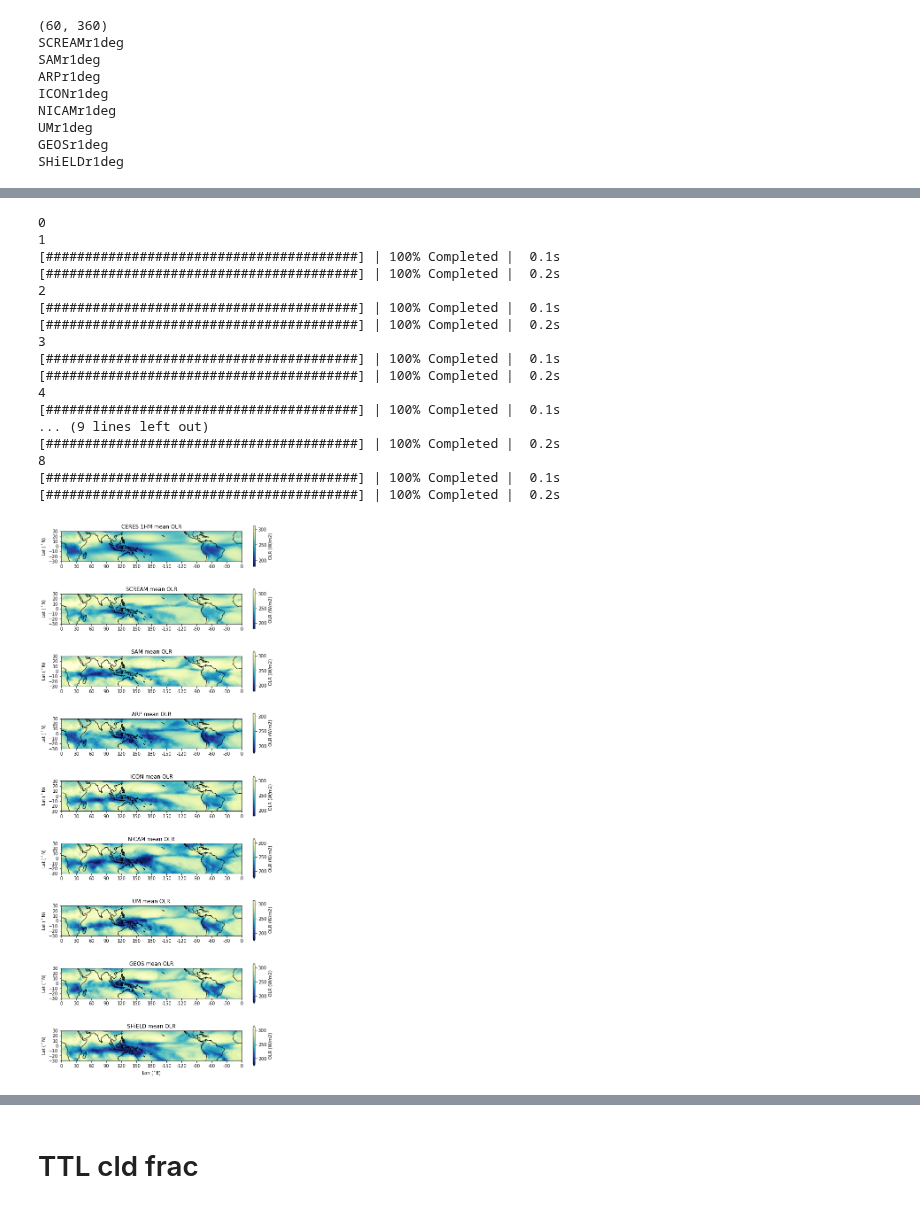
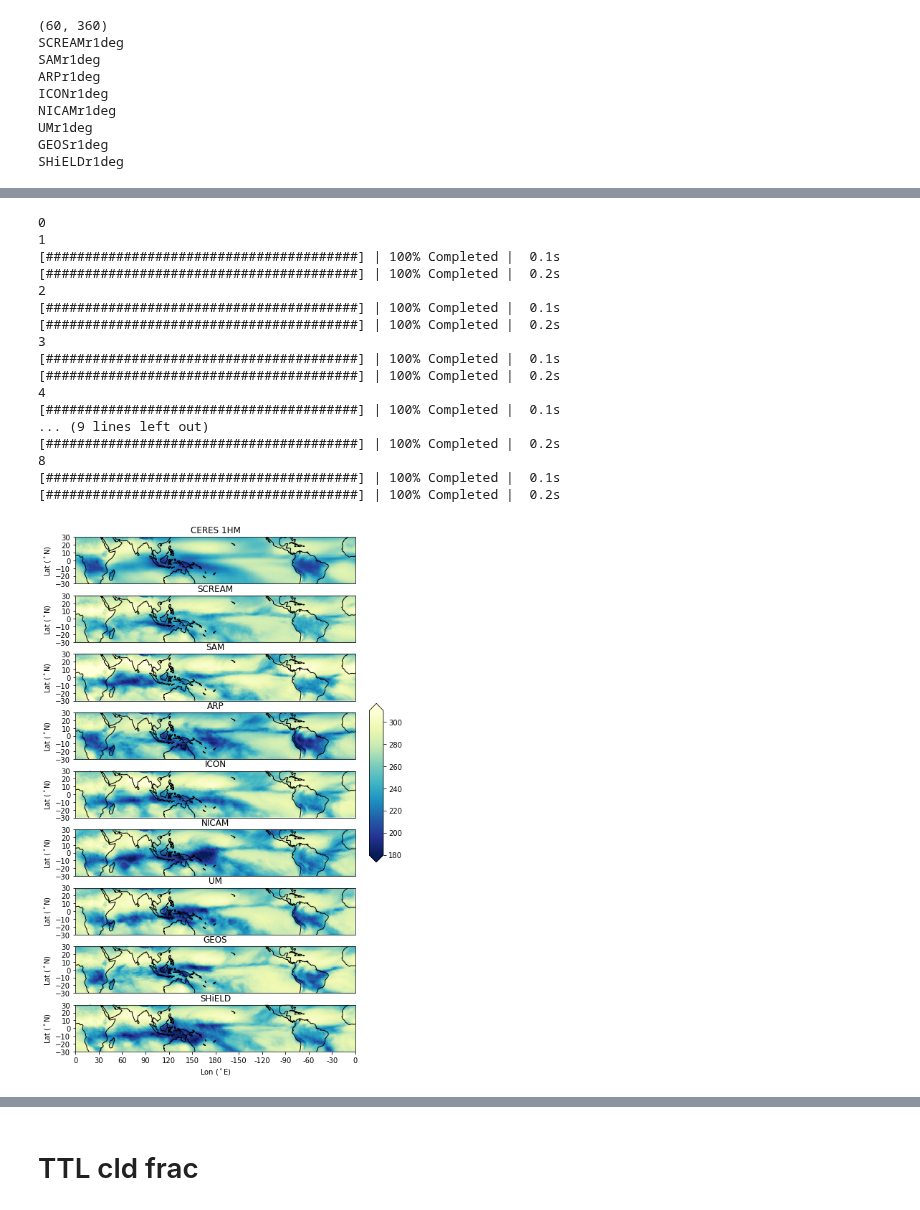
Before and after one commit to smturbev/dyamond2, a Jupyter notebook: python_scripts/global_tropics_mean.ipynb, the cells around one changed output, grey strips where cells are left out. Drawn from its saved outputs; the diff is of its cells as text; code cells hidden in the pictures.

Commit message:
updated plots - more streamlined

```diff
--- a/python_scripts/global_tropics_mean.ipynb
+++ b/python_scripts/global_tropics_mean.ipynb
@@ -109,9 +110,25 @@ time: mean
 origin :
 sa_lwu_toa
 # %%
-fig, ax = plt.subplots(len(mod),1, figsize=(8,2*len(mod)),
-                       subplot_kw={'projection':ccrs.PlateCarree(central_longitude=180)},
-                       sharex=True, sharey=True)
+# fig, ax = plt.subplots(len(mod),1, figsize=(8,2*len(mod)),
+#                        subplot_kw={'projection':ccrs.PlateCarree(central_longitude=180)},
+#                        sharex=True, sharey=True)
+fig = plt.figure(figsize=(8,1.5*len(mod)))
+gs = fig.add_gridspec(len(mod),2, wspace=0.0, hspace=0.0, width_ratios=[7,1])
+ax0 = fig.add_subplot(gs[0,0], projection=ccrs.PlateCarree(central_longitude=180))
+im = mod["CERES 1HM"].plot(
+        ax=ax0,
+        transform=ccrs.PlateCarree(),
+        cmap=cmap,
+        vmin=vmin, vmax=vmax, add_colorbar=False,
+    )
+ax0.coastlines()
+ax0.set_title(m.split("r")[0])
+ax0.set_yticks(np.arange(-30,31,10))
+ax0.set_ylabel("Lat ($^\circ$N)")
+ax0.set_title("CERES 1HM")
+ax0.set_ylim([-30,30])
+
 
 if var[:3]=="cli":
     omin, omax = 0, 0.6
@@ -141,57 +158,65 @@ for m in list(mod.keys()):
         cmap="YlGnBu_r"
         vmin=omin
         vmax=omax
+    if m=="CERES 1HM":
+        i+=1
+        continue
+    ax = fig.add_subplot(gs[i,0], projection=ccrs.PlateCarree(central_longitude=180), sharex=ax0)
 
     da.plot(
-        ax=ax[i],
+        ax=ax,
         transform=ccrs.PlateCarree(),
         cmap=cmap,
-        vmin=vmin, vmax=vmax, add_colorbar=True,
-        cbar_kwargs={"orientation": "vertical", "shrink": 0.7,"label":lab},
-        robust=True
+        vmin=vmin, vmax=vmax, add_colorbar=False,
+        # cbar_kwargs={"orientation": "vertical", "shrink": 0.7,"label":lab},
+        # robust=True
     )
-    ax[i].coastlines()
-    ax[i].set_title("")
-    ax[i].set_ylabel("Lat ($^\circ$N)")
-    ax[i].set_ylim([-30,30])
-    ax[i].set_yticks(np.arange(-30,31,10))
-    ax[i].set_xticks(np.arange(-180,181,30))
-    # ax[i].set_xticklabels([], color='w')
-    ax[i].set_xlabel("")
-    if var=="cli":
-        ax[i].set_title(m.split("r")[0]+" 14 km")
-    else:
-        ax[i].set_title(m.split("r")[0]+" mean OLR")
-    # ax[i].plot(np.array([143,143,153,153,143])-180,[-5,5,5,-5,-5],color='r',lw=1)
+    ax.coastlines()
+    ax.set_title(m.split("r")[0])
+    ax.set_yticks(np.arange(-30,31,10))
+    # ax.set_xticks(np.arange(-180,181,30))
+    ax.set_ylabel("Lat ($^\circ$N)")
+    ax.set_ylim([-30,30])
+    if i==5:
+        axins = inset_axes(ax, # here using axis of the lowest plot
+                   width="5%",  # width = 5% of parent_bbox width
+                   height="340%",  # height : 340% good for a (4x4) Grid
+                   loc='lower left',
+                   bbox_to_anchor=(1.05, 0.3, 1, 1),
+                   bbox_transform=ax.transAxes,
+                   borderpad=0,
+                   )
     i+=1
-ax[-1].set_xticklabels([0,30,60,90,120,150,180,-150,-120,-90,-60,-30,0],color='k')
-ax[-1].set_xlabel("Lon ($^\circ$E)")
-plt.tight_layout()
+ax.set_xticks(np.arange(-180,181,30))
+ax.set_xticklabels([0,30,60,90,120,150,180,-150,-120,-90,-60,-30,0],color='k')
+ax.set_xlabel("Lon ($^\circ$E)")
+
+cb = fig.colorbar(im, cax=axins, extend="both")
 
 if diff:
     var=var+"_diff"
 
 plt.savefig("../plots/GT/timmean_{}.png".format(var), dpi=250)
 plt.show()
 
 if diff:
     var=var.split("_")[0]
 # %% [output]
 0
 1
 [########################################] | 100% Completed |  0.1s
 [########################################] | 100% Completed |  0.2s
 2
 [########################################] | 100% Completed |  0.1s
 [########################################] | 100% Completed |  0.2s
 3
 [########################################] | 100% Completed |  0.1s
 [########################################] | 100% Completed |  0.2s
 4
 [########################################] | 100% Completed |  0.1s
 ... (9 lines left out)
 [########################################] | 100% Completed |  0.2s
 8
 [########################################] | 100% Completed |  0.1s
 [########################################] | 100% Completed |  0.2s
-[figure, old version]
+[figure, new version]
```
Also changed, not shown: parts of 2 cells of this notebook, 10 other files.
